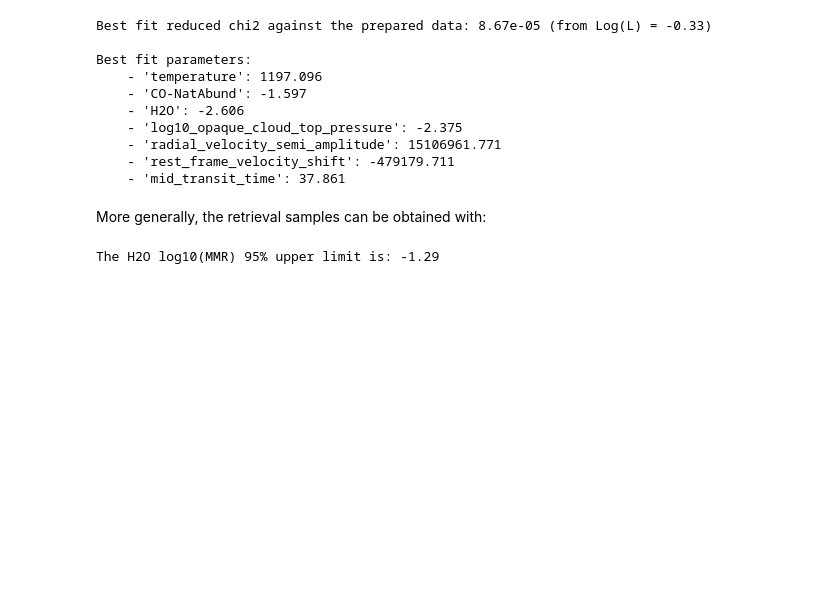
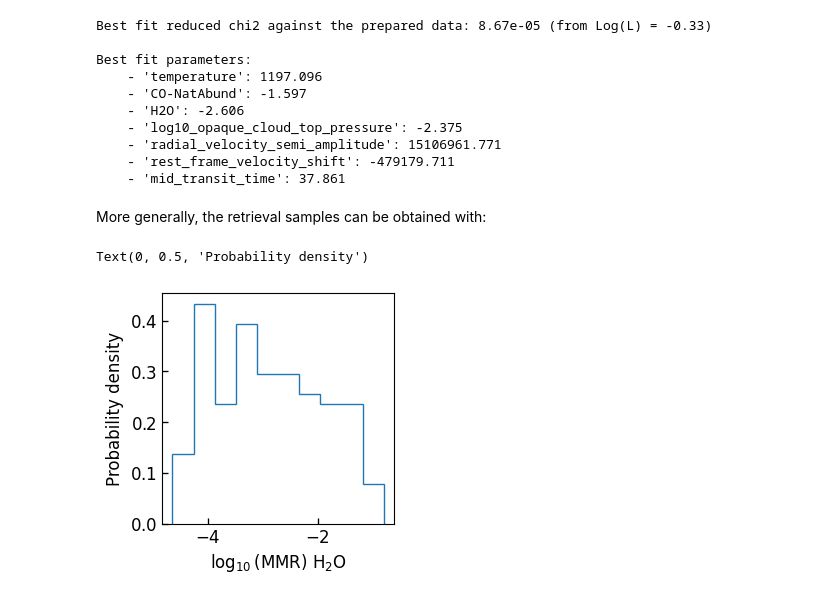
Before and after one commit to wbalmer/petitRADTRANS, a Jupyter notebook: docs/content/notebooks/retrieval_spectral_model.ipynb, the cells around one changed output. Drawn from its saved outputs; the diff is of its cells as text; code cells hidden in the pictures; blank space fills up the shorter version.

```diff
--- a/docs/content/notebooks/retrieval_spectral_model.ipynb
+++ b/docs/content/notebooks/retrieval_spectral_model.ipynb
@@ -582,6 +582,10 @@ More generally, the retrieval samples can be obtained with:
 # %%
 samples = retrieval.get_samples_dict()
 
-print(f"The H2O log10(MMR) 95% upper limit is: {np.quantile(samples['H2O'], 0.95): .2f}")
+fig, ax = plt.subplots(figsize = (3,3))
+ax.hist(samples['H2O'], density=True, histtype='step')
+ax.set_xlabel(retrieved_parameters['H2O']['figure_label'])
+ax.set_ylabel('Probability density')
 # %% [output]
-The H2O log10(MMR) 95% upper limit is: -1.29
+Text(0, 0.5, 'Probability density')
+[figure, added]
```
Also changed, not shown: parts of 5 cells of this notebook, 2 other files.
